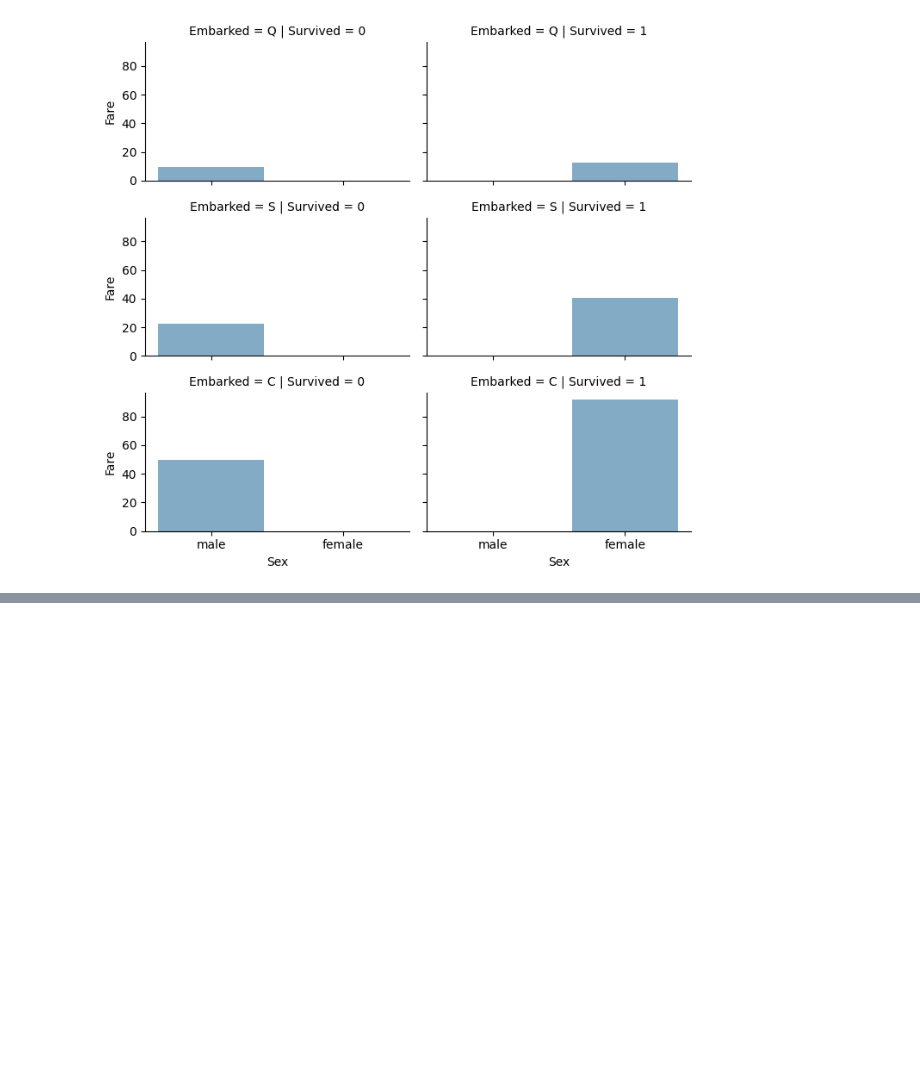
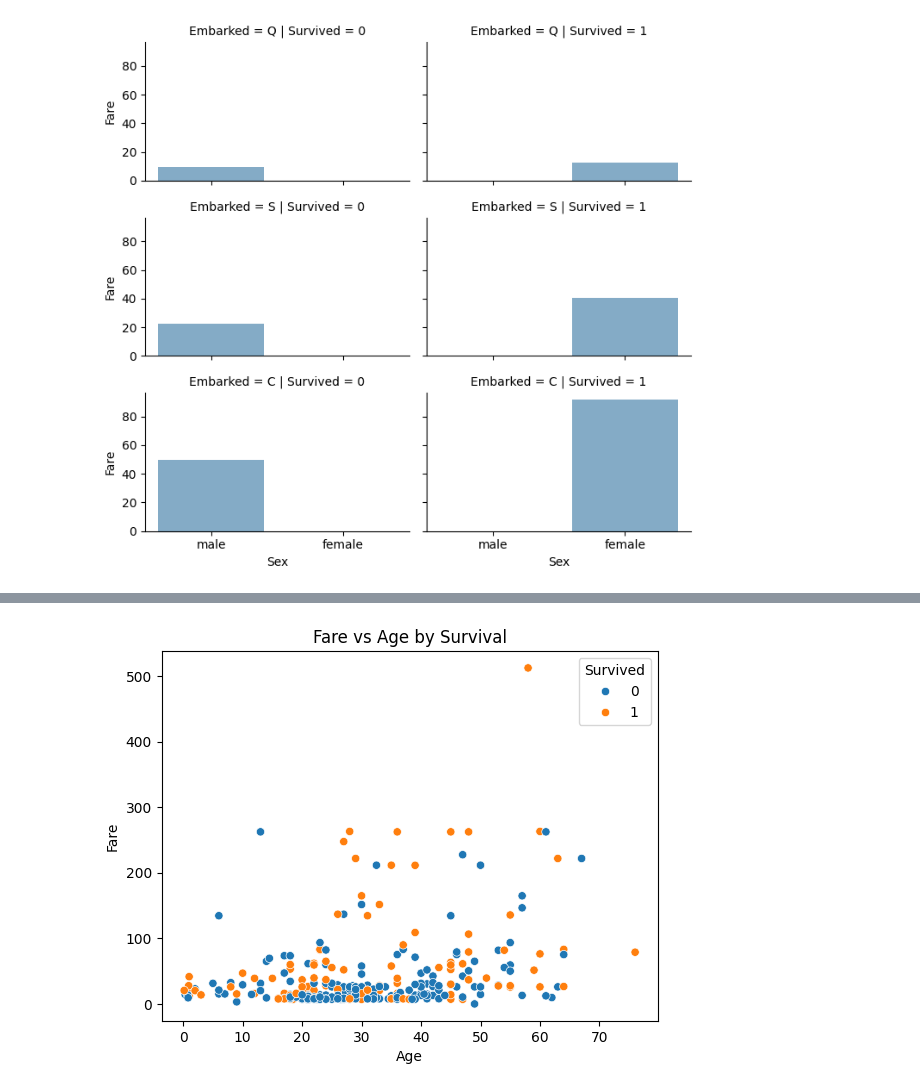
Before and after one commit to Roopashree1901/Titanic-Data-Analysis, a Jupyter notebook: titanic data.ipynb, the cells around one changed output, grey strips where cells are left out. Saved outputs shown, nothing was run; the diff lists cells and outputs as text; code cells hidden in the pictures; blank space fills up the shorter version.

```diff
--- a/titanic data.ipynb
+++ b/titanic data.ipynb
@@ -139,0 +149,11 @@ plt.show()
+# %%
+sns.scatterplot(
+    x='Age',
+    y='Fare',
+    hue='Survived',
+    data=df
+)
+plt.title('Fare vs Age by Survival')
+plt.show()
+# %% [output]
+[figure, added]
```
Also changed, not shown: parts of 10 cells of this notebook.
